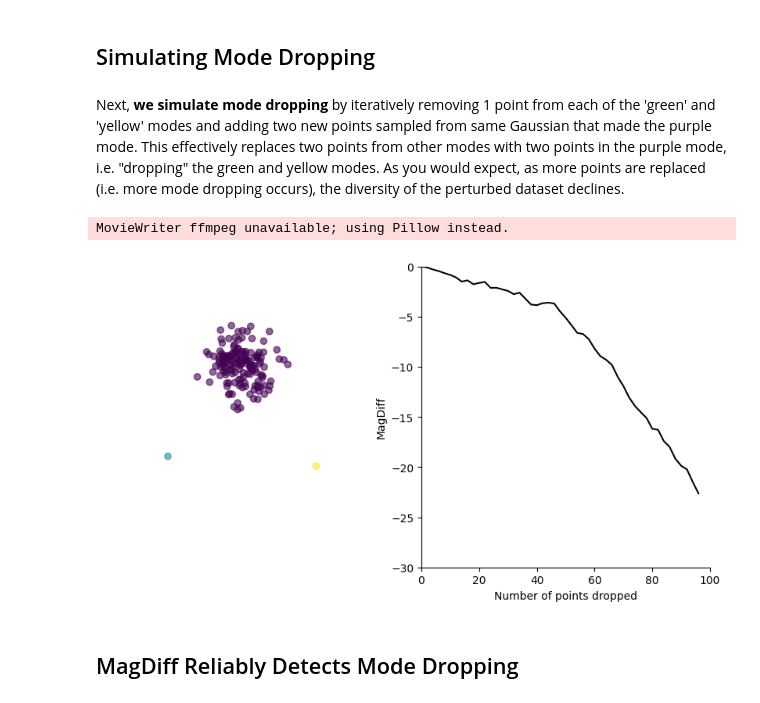
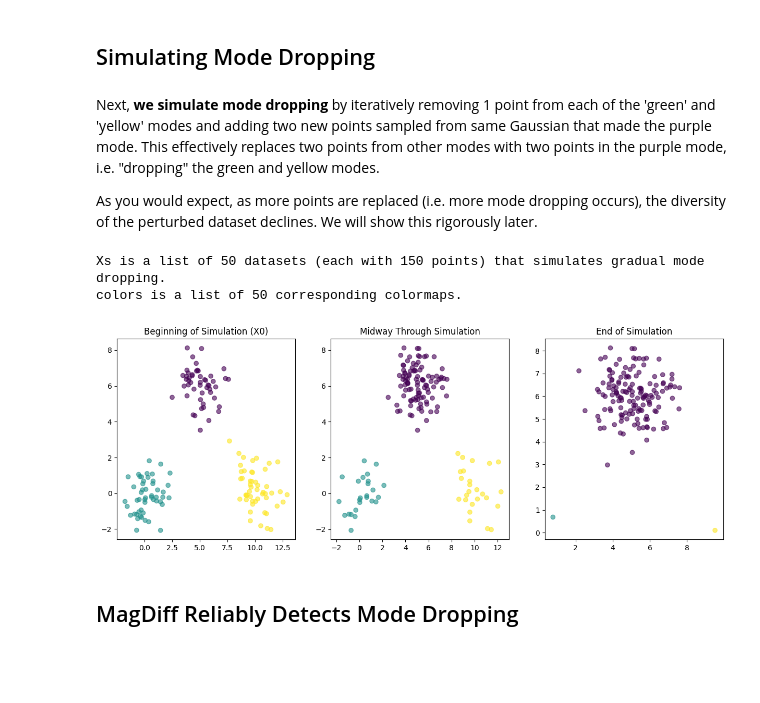
Before and after one commit to aidos-lab/magnipy, a Jupyter notebook: notebooks/mode_dropping.ipynb, the cells around one changed output. Cells and saved outputs as stored; diff of their text form; code cells hidden in the pictures; blank space fills up the shorter version.

```diff
--- a/notebooks/mode_dropping.ipynb
+++ b/notebooks/mode_dropping.ipynb
@@ -47,12 +49,51 @@ sns.despine()
 # %% [markdown]
 ## Simulating Mode Dropping
 # %% [markdown]
-Next, **we simulate mode dropping** by iteratively removing 1 point from each of the 'green' and 'yellow' modes and adding two new points sampled from same Gaussian that made the purple mode. This effectively replaces two points from other modes with two points in the purple mode, i.e. "dropping" the green and yellow modes. As you would expect, as more points are replaced (i.e. more mode dropping occurs), the diversity of the perturbed dataset declines.
+Next, **we simulate mode dropping** by iteratively removing 1 point from each of the 'green' and 'yellow' modes and adding two new points sampled from same Gaussian that made the purple mode. This effectively replaces two points from other modes with two points in the purple mode, i.e. "dropping" the green and yellow modes.
+
+As you would expect, as more points are replaced (i.e. more mode dropping occurs), the diversity of the perturbed dataset declines. We will show this rigorously later.
-# %%
-# Plots the result of the mode-dropping simulation
-simulate_mode_dropping(is_normalised=False)
-# %% [output]
-MovieWriter ffmpeg unavailable; using Pillow instead.
-[figure, removed]
+# %%
+# Get datasets that simulate gradual mode dropping
+
+# Replacement points in purple mode
+more_points1 = sample_points_gaussian(mean1, cov1, size * 2)
+
+Xs = []
+colors = []
+for frame in range(size):
+    # Replacing points from modes 2 and 3 with points from mode 1 Gaussian
+    X_new = np.concatenate(
+        [
+            points1,
+            points2[: (size - frame)],
+            points3[: (size - frame)],
+            more_points1[: (2 * (frame))],
+        ],
+    )
+    # Updating color mapping
+    new_colors = np.array(
+        np.concatenate(
+            [
+                np.zeros(size),
+                np.ones(size - frame),
+                np.ones(size - frame) * 2,
+                np.zeros(2 * (frame)),
+            ]
+        )
+    )
+    # Adding to ongoing simulation data
+    Xs.append(X_new)
+    colors.append(new_colors)
+
+print(f"Xs is a list of {len(Xs)} datasets (each with {len(Xs[0])} points) that simulates gradual mode dropping.")
+print(f"and colors is a list of {len(colors)} corresponding colormaps.")
+# %% [output]
+Xs is a list of 50 datasets (each with 150 points) that simulates gradual mode dropping.
+colors is a list of 50 corresponding colormaps.
+# %%
+# Plotting visual summary of mode dropping simulation
+plot_simulation_progression(Xs, colors, size)
+# %% [output]
+[figure, added]
 # %% [markdown]
 ## MagDiff Reliably Detects Mode Dropping
```
Also changed, not shown: parts of 8 cells of this notebook.
